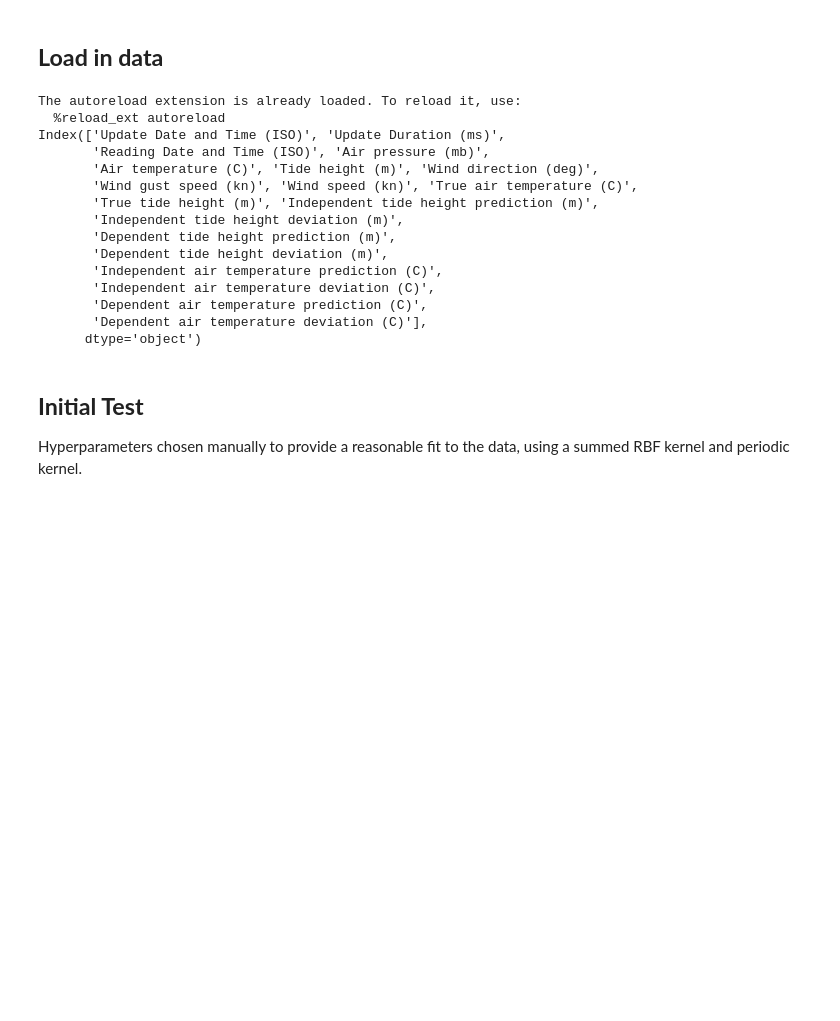
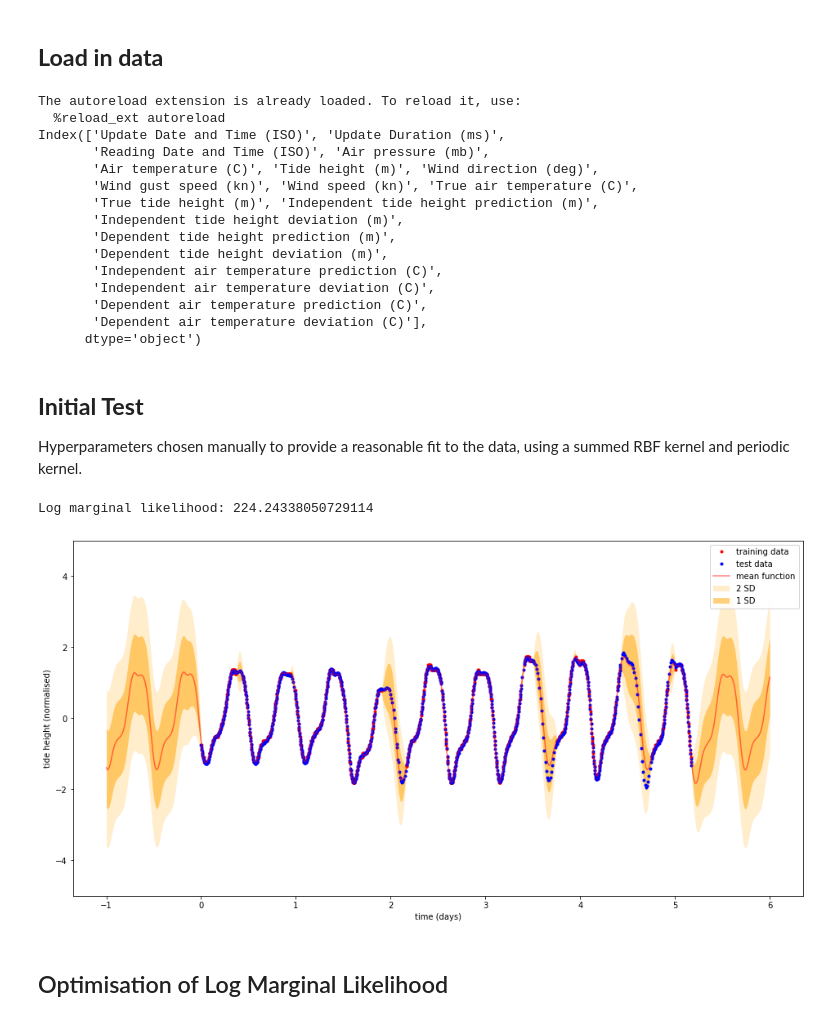
Before and after one commit to alex-stephens/AIMS-DEI, a Jupyter notebook: AIMS_CDT_DEI.ipynb, the cells around one changed output. Drawn from its saved outputs; the diff is of its cells as text; code cells hidden in the pictures; blank space fills up the shorter version.

```diff
--- a/AIMS_CDT_DEI.ipynb
+++ b/AIMS_CDT_DEI.ipynb
@@ -7,8 +7,9 @@
 import numpy as np
 import pandas as pd
 import pylab
+import dateutil.parser as dp
 from sklearn import preprocessing
-import dateutil.parser as dp
+from scipy.optimize import minimize
 from GP import *
 
 
@@ -21,7 +22,7 @@ print(data.columns)
 # Time in days since first reading
 t = data['Reading Date and Time (ISO)']
 t = [int(dp.parse(x).strftime('%s')) for x in t]
-t = [float(x - t[0])/86400 for x in t]
+t = np.array([float(x - t[0])/86400 for x in t]).reshape(-1,1)
 
 # Training and test data
 y = data['Tide height (m)']
@@ -35,8 +36,8 @@ ttrue, ytrue = [x[0] for x in data_test], [x[1] for x in data_test]
 
 # Normalise both datasetts
 mean, stdev = np.mean(y), np.std(y)
-y = [(yi - mean) / stdev for yi in y]
-ytrue = [(yi - mean) / stdev for yi in ytrue]
+y = np.array([(yi - mean) / stdev for yi in y]).reshape(-1,1)
+ytrue = np.array([(yi - mean) / stdev for yi in ytrue]).reshape(-1,1)
 # %% [output]
 The autoreload extension is already loaded. To reload it, use:
   %reload_ext autoreload
@@ -57,6 +58,77 @@ Index(['Update Date and Time (ISO)', 'Update Duration (ms)',
 ## **Initial Test**
 
 Hyperparameters chosen manually to provide a reasonable fit to the data, using a summed RBF kernel and periodic kernel.
+# %%
+# Plot width and height in inches
+width, height = 16, 8
+pylab.rcParams['figure.figsize'] = width, height
+
+# Initial guess for model parameters
+# sigma_rbf = 1.0
+# L_rbf = 0.2
+
+# sigma_per = 1
+# L_per = 0.4
+# p_per = 0.5175
+
+# jitter = 0.1
+jitter, sigma_rbf, L_rbf, sigma_per, L_per, p_per = 0.02313429 -0.32364286  0.46129201  0.62726026  0.80954964  0.51560234
+
+
+# Build the kernel (additive: RBF + periodic)
+kernel = Kernel()
+kernel.addKernel("RBF", sigma_rbf, L_rbf)
+kernel.addKernel("periodic", sigma_per, L_per, p_per)
+
+# input data
+# points = 5
+X = t
+Y = y
+Xs = np.linspace(-1, 6, 500).reshape(-1,1)
+
+
+# mean and covariance functions
+mu = np.zeros(len(X))
+K = kernel(X, X)
+
+# Posterior predictive distribution
+mu, sigma, LML = getPosteriorPredictive(X, Y, Xs, kernel, jitter)
+
+print("Log marginal likelihood:", LML)
+
+# Uncertainties (sigma and 2sigma)
+y1 = np.array([mu[i] + 2 * sigma[i][i] for i in range(len(Xs))]).ravel()
+y2 = np.array([mu[i] - 2 * sigma[i][i] for i in range(len(Xs))]).ravel()
+pylab.fill_between(Xs.ravel(), y1, y2, linewidth=0, color='orange', alpha=0.2, label='2 SD')
+y1 = np.array([mu[i] + 1 * sigma[i][i] for i in range(len(Xs))]).ravel()
+y2 = np.array([mu[i] - 1 * sigma[i][i] for i in range(len(Xs))]).ravel()
+pylab.fill_between(Xs.ravel(), y1, y2, linewidth=0, color='orange', alpha=0.5, label='1 SD')
+
+# measurements and truth data
+pylab.plot(t, y, '.r', label='training data')
+pylab.plot(ttrue, ytrue, '.b', label='test data')
+
+# mean function
+pylab.plot(Xs, mu, '-r', alpha=0.5, label='mean function')
+
+# function draws
+draws = 0
+for i in range(draws):
+    fs = getFunctionSample(mu, sigma)
+    pylab.plot(Xs, fs, color='green', alpha=0.3, label='function draws')
+
+pylab.legend(loc='upper right')
+pylab.xlabel('time (days)')
+pylab.ylabel('tide height (normalised)')
+pylab.ylim((-5, 5))
+# pylab.xlim((3,4))
+
+pylab.show()
+# %% [output]
+Log marginal likelihood: 224.24338050729114
+[figure, added]
+# %% [markdown]
+## Optimisation of Log Marginal Likelihood
 # %%
 # Plot width and height in inches
 width, height = 16, 8
```
Also changed, not shown: parts of 1 cell of this notebook, 1 other file.
